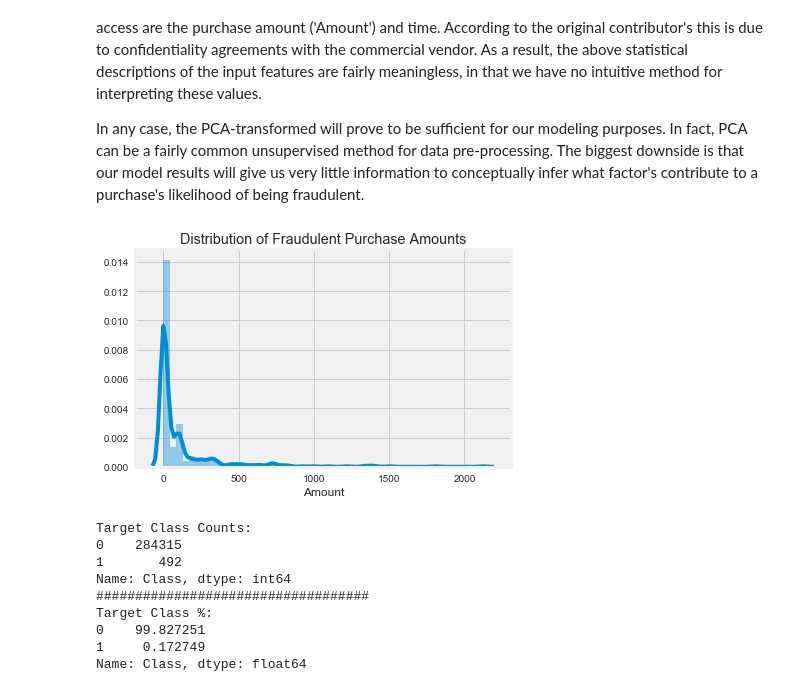
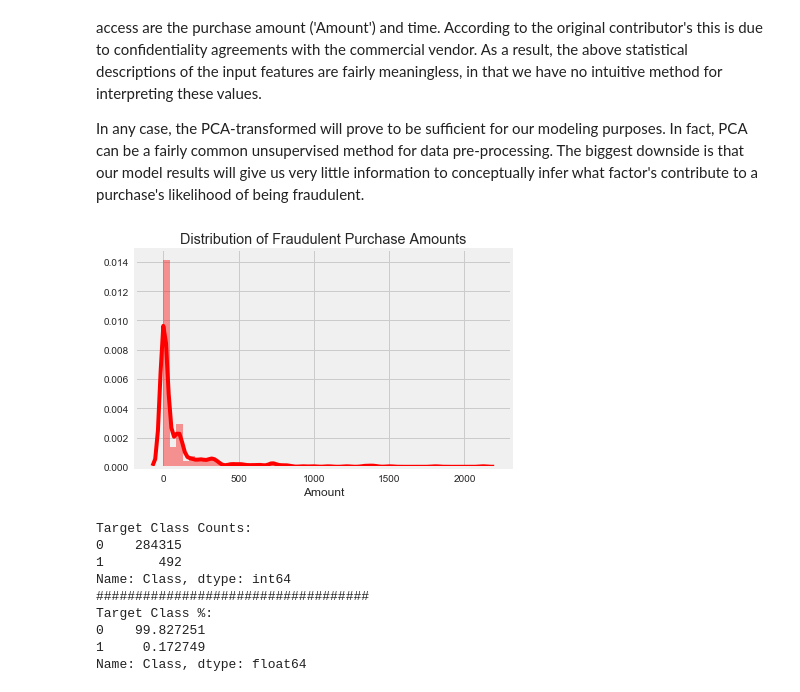
Before and after one commit to clbaechtold/ds5k_homework, a Jupyter notebook: final_project/credit_card_fraud.ipynb, the cells around one changed output. Cells and saved outputs as stored; diff of their text form; code cells hidden in the pictures.

```diff
--- a/final_project/credit_card_fraud.ipynb
+++ b/final_project/credit_card_fraud.ipynb
@@ -49,10 +49,10 @@ Unforunately, this data has already been transformed using PCA.  The only origin
 In any case, the PCA-transformed will prove to be sufficient for our modeling purposes.  In fact, PCA can be a fairly common unsupervised method for data pre-processing.  The biggest downside is that our model results will give us very little information to conceptually infer what factor's contribute to a purchase's likelihood of being fraudulent.
 # %%
 # Distribution of fraudulent purchase amounts
-sns.distplot(cc_fraud[(cc_fraud['Class'] == 1)].Amount);
+sns.distplot(cc_fraud[(cc_fraud['Class'] == 1)].Amount,color='r',label='Fraudulent');
 plt.title('Distribution of Fraudulent Purchase Amounts');
 # %% [output]
-[figure, old version]
+[figure, new version]
 # %%
 #  Counts/% of Target Classes
 print 'Target Class Counts: '
```
Also changed, not shown: 4 other files.
